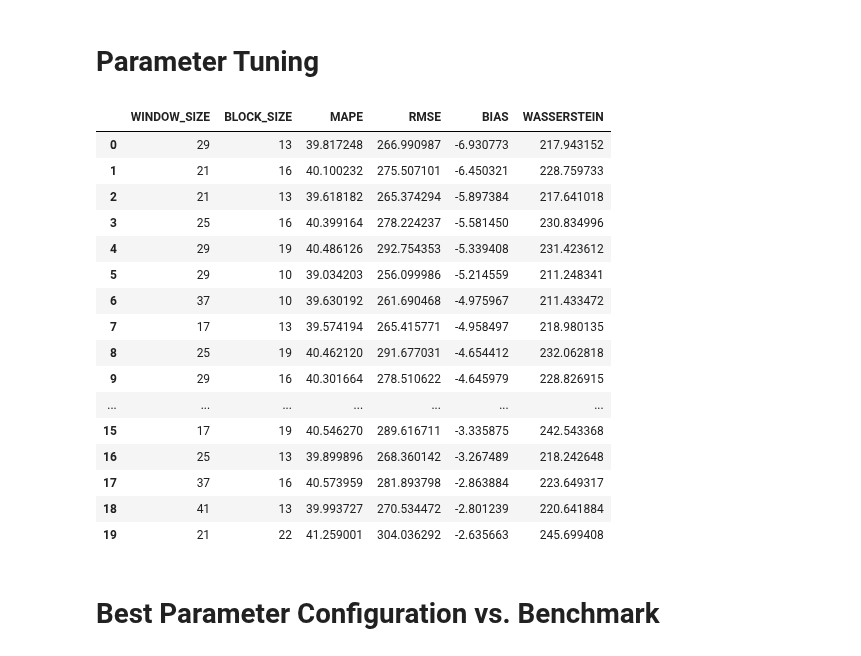
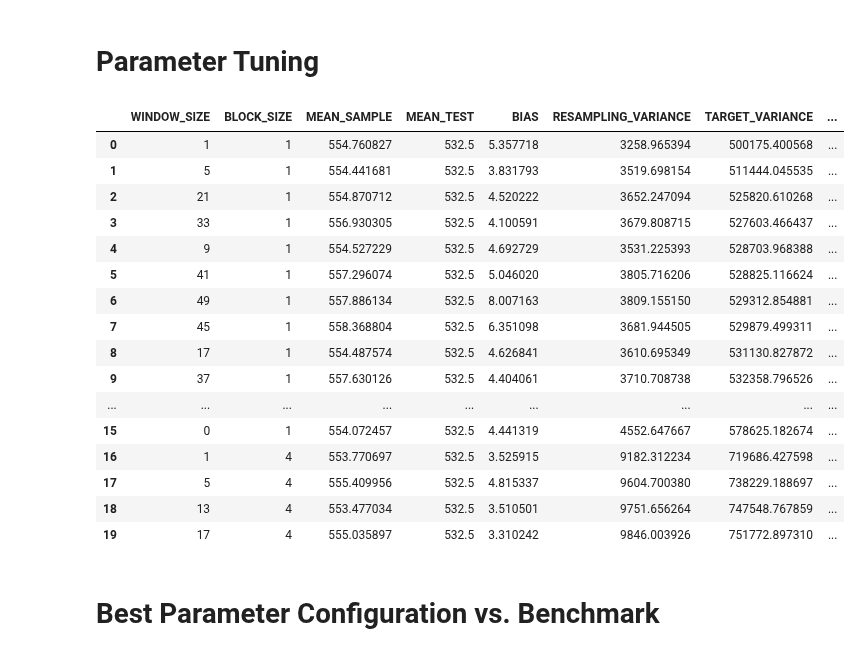
Before and after one commit to chrisnhr/Diplom, a Jupyter notebook: bootstrapping.ipynb, the cells around one changed output. Cells and saved outputs as stored; diff of their text form; code cells hidden in the pictures.

Commit message:
refactor Metrics and Evaluation classes to improve method naming and enhance clarity; add target variance calculation

```diff
--- a/bootstrapping.ipynb
+++ b/bootstrapping.ipynb
@@ -127,25 +96,25 @@ GridEvaluation.run_grid(input_data) #3min auf dem Mac, dauert deutlich länger,
 # %%
 df_grid_results = pd.read_csv("results/grid_results.csv")
-df_grid_results.groupby(["WINDOW_SIZE", "BLOCK_SIZE"]).median().sort_values("BIAS").reset_index()[["WINDOW_SIZE", "BLOCK_SIZE", "MAPE", "RMSE", "BIAS", "WASSERSTEIN"]].head(20) #median, bc distribution is skewed
+df_grid_results.groupby(["WINDOW_SIZE", "BLOCK_SIZE"]).median().drop(["TEST_ITEM_COMMUNICATIONKEY", "TWIN_NUMBER"], axis=1).sort_values("TARGET_VARIANCE").reset_index().head(20) #median, bc distribution is skewed
 # auf Shortcomings des MAPE hinweisen in der Arbeit!
 # %% [output]
-|  | WINDOW_SIZE | BLOCK_SIZE | MAPE | RMSE | BIAS | WASSERSTEIN |
-| 0 | 29 | 13 | 39.817248 | 266.990987 | -6.930773 | 217.943152 |
-| 1 | 21 | 16 | 40.100232 | 275.507101 | -6.450321 | 228.759733 |
-| 2 | 21 | 13 | 39.618182 | 265.374294 | -5.897384 | 217.641018 |
-| 3 | 25 | 16 | 40.399164 | 278.224237 | -5.581450 | 230.834996 |
-| 4 | 29 | 19 | 40.486126 | 292.754353 | -5.339408 | 231.423612 |
-| 5 | 29 | 10 | 39.034203 | 256.099986 | -5.214559 | 211.248341 |
-| 6 | 37 | 10 | 39.630192 | 261.690468 | -4.975967 | 211.433472 |
-| 7 | 17 | 13 | 39.574194 | 265.415771 | -4.958497 | 218.980135 |
-| 8 | 25 | 19 | 40.462120 | 291.677031 | -4.654412 | 232.062818 |
-| 9 | 29 | 16 | 40.301664 | 278.510622 | -4.645979 | 228.826915 |
-| ... | ... | ... | ... | ... | ... | ... |
-| 15 | 17 | 19 | 40.546270 | 289.616711 | -3.335875 | 242.543368 |
-| 16 | 25 | 13 | 39.899896 | 268.360142 | -3.267489 | 218.242648 |
-| 17 | 37 | 16 | 40.573959 | 281.893798 | -2.863884 | 223.649317 |
-| 18 | 41 | 13 | 39.993727 | 270.534472 | -2.801239 | 220.641884 |
-| 19 | 21 | 22 | 41.259001 | 304.036292 | -2.635663 | 245.699408 |
+|  | WINDOW_SIZE | BLOCK_SIZE | MEAN_SAMPLE | MEAN_TEST | BIAS | RESAMPLING_VARIANCE | TARGET_VARIANCE | ... |
+| 0 | 1 | 1 | 554.760827 | 532.5 | 5.357718 | 3258.965394 | 500175.400568 | ... |
+| 1 | 5 | 1 | 554.441681 | 532.5 | 3.831793 | 3519.698154 | 511444.045535 | ... |
+| 2 | 21 | 1 | 554.870712 | 532.5 | 4.520222 | 3652.247094 | 525820.610268 | ... |
+| 3 | 33 | 1 | 556.930305 | 532.5 | 4.100591 | 3679.808715 | 527603.466437 | ... |
+| 4 | 9 | 1 | 554.527229 | 532.5 | 4.692729 | 3531.225393 | 528703.968388 | ... |
+| 5 | 41 | 1 | 557.296074 | 532.5 | 5.046020 | 3805.716206 | 528825.116624 | ... |
+| 6 | 49 | 1 | 557.886134 | 532.5 | 8.007163 | 3809.155150 | 529312.854881 | ... |
+| 7 | 45 | 1 | 558.368804 | 532.5 | 6.351098 | 3681.944505 | 529879.499311 | ... |
+| 8 | 17 | 1 | 554.487574 | 532.5 | 4.626841 | 3610.695349 | 531130.827872 | ... |
+| 9 | 37 | 1 | 557.630126 | 532.5 | 4.404061 | 3710.708738 | 532358.796526 | ... |
+| ... | ... | ... | ... | ... | ... | ... | ... | ... |
+| 15 | 0 | 1 | 554.072457 | 532.5 | 4.441319 | 4552.647667 | 578625.182674 | ... |
+| 16 | 1 | 4 | 553.770697 | 532.5 | 3.525915 | 9182.312234 | 719686.427598 | ... |
+| 17 | 5 | 4 | 555.409956 | 532.5 | 4.815337 | 9604.700380 | 738229.188697 | ... |
+| 18 | 13 | 4 | 553.477034 | 532.5 | 3.510501 | 9751.656264 | 747548.767859 | ... |
+| 19 | 17 | 4 | 555.035897 | 532.5 | 3.310242 | 9846.003926 | 751772.897310 | ... |
 # %% [markdown]
 # Best Parameter Configuration vs. Benchmark
 # %%
```
Also changed, not shown: parts of 3 cells of this notebook, 2 other files.
